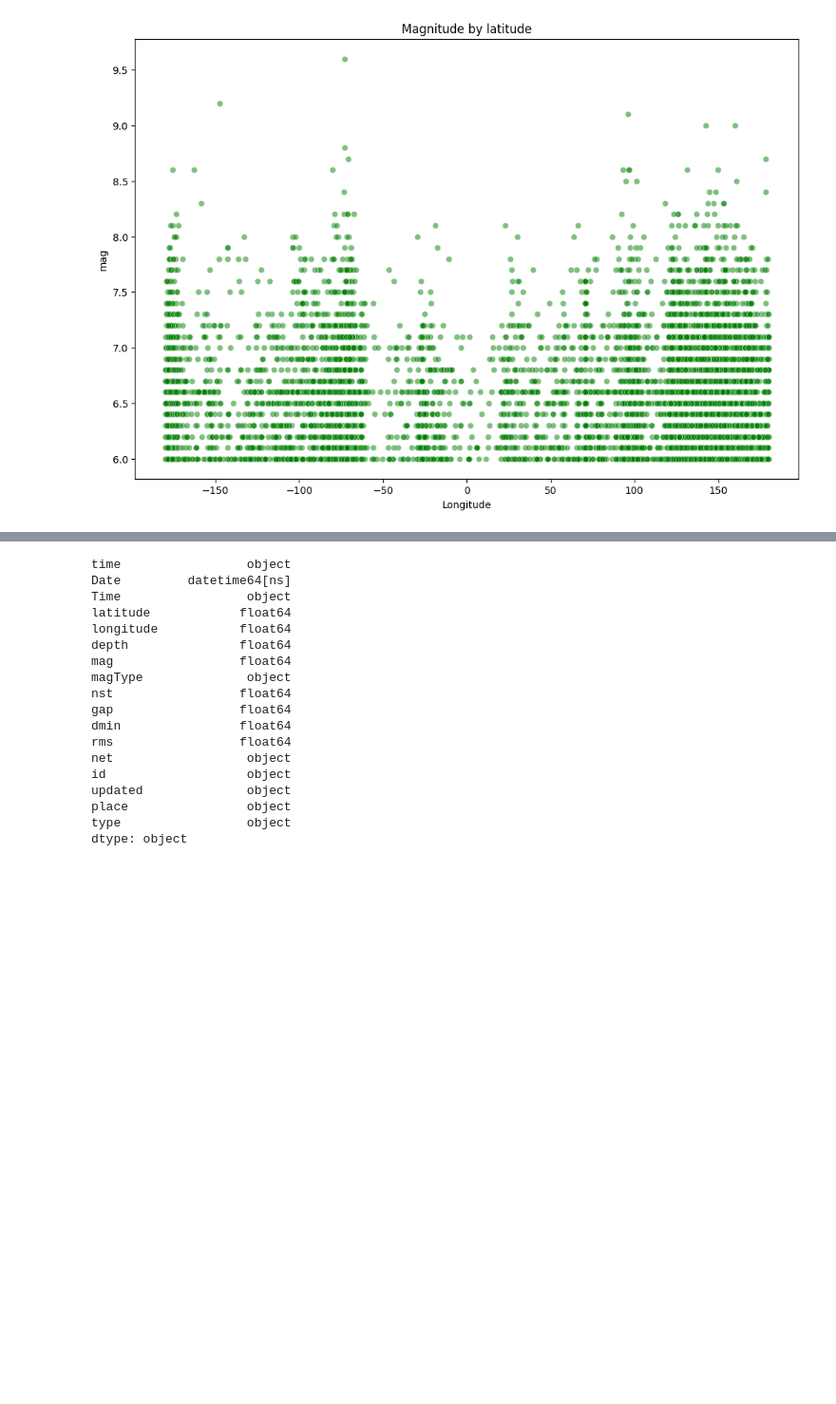
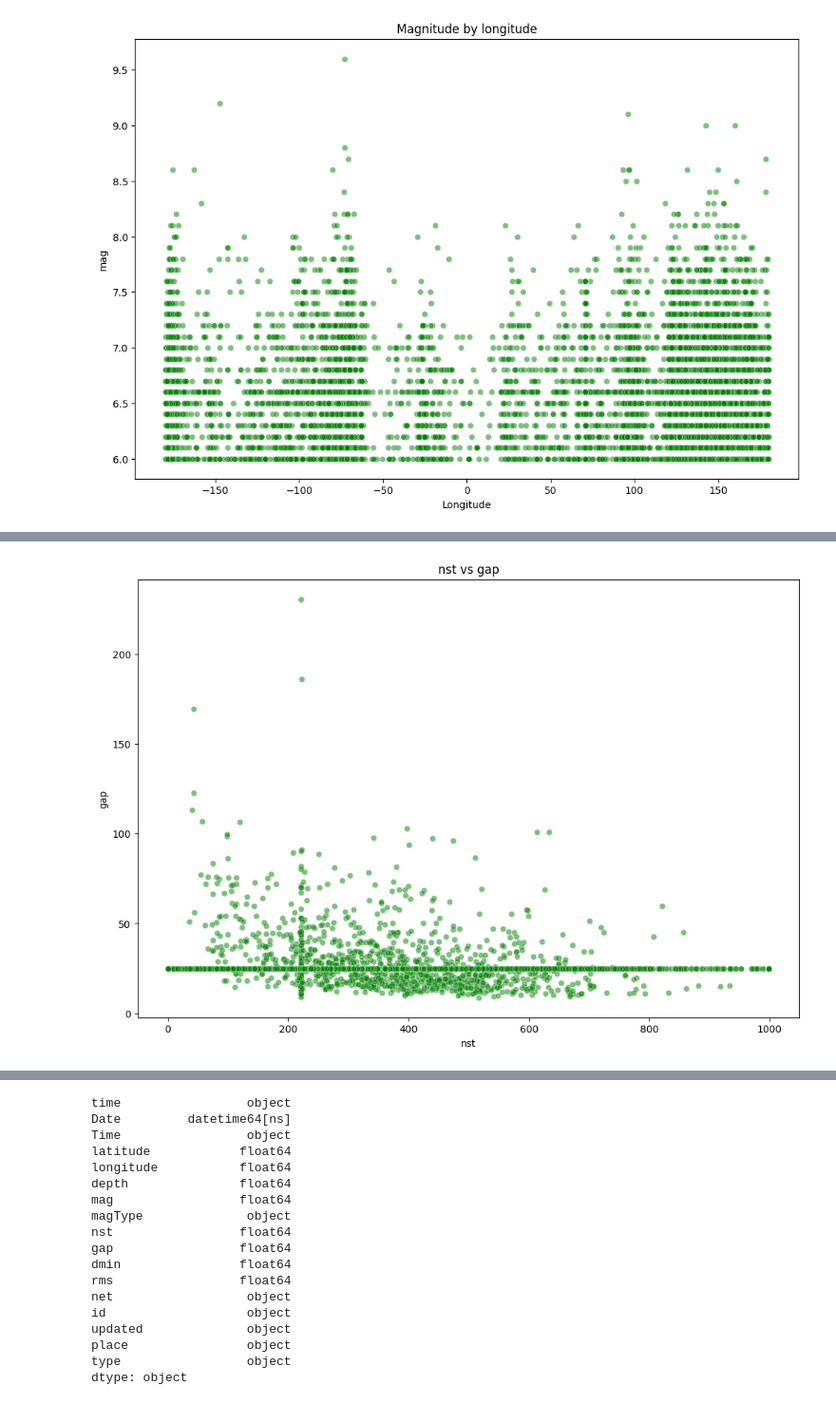
Before and after one commit to anitajn86/DATA-VIZ, a Jupyter notebook: Earthquake.ipynb, the cells around one changed output, grey strips where cells are left out. Shown at 95% size. Cells and saved outputs as stored; diff of their text form; code cells hidden in the pictures; blank space fills up the shorter version.

```diff
--- a/Earthquake.ipynb
+++ b/Earthquake.ipynb
@@ -313,0 +332,9 @@ plt.show()
+# %%
+plt.figure(figsize=(12,8))
+sns.scatterplot(data=data,x='nst',y='gap',alpha=0.5,color='green')
+plt.title('nst vs gap')
+plt.xlabel('nst')
+plt.ylabel('gap')
+plt.show()
+# %% [output]
+[figure, added]
```
Also changed, not shown: parts of 5 cells of this notebook.
